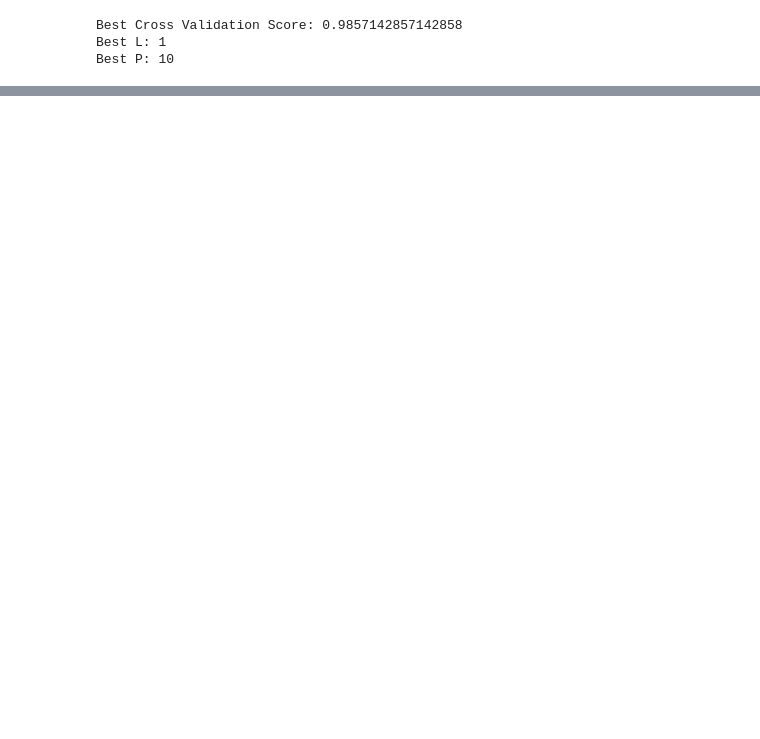
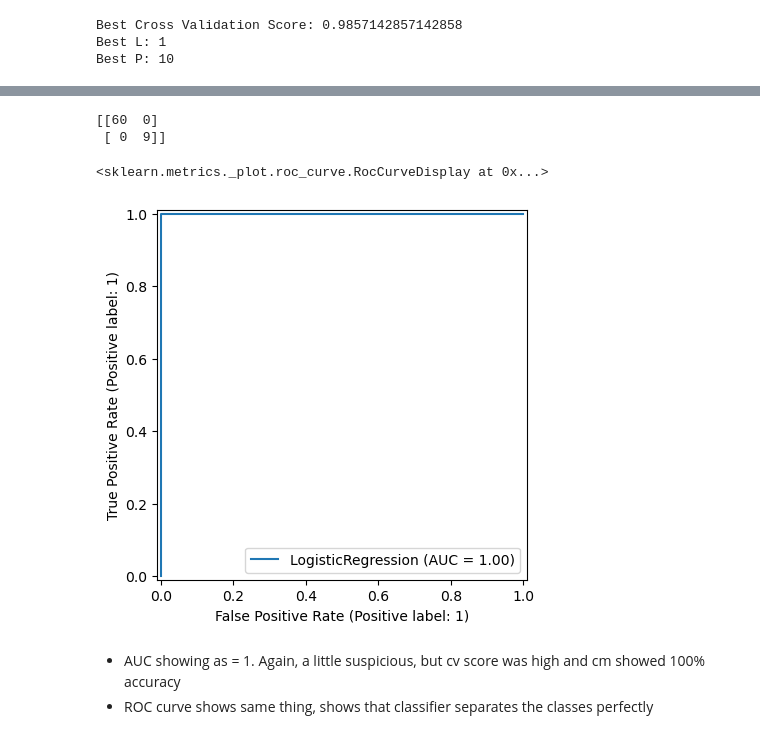
Before and after one commit to brynndafoe02/dsci552_summer2026, a Jupyter notebook: Dafoe_Brynn_HW4/notebook/Dafoe_Brynn_HW4.ipynb, the cells around one changed output, grey strips where cells are left out. Saved outputs shown, nothing was run; the diff lists cells and outputs as text; code cells hidden in the pictures; blank space fills up the shorter version.

```diff
--- a/Dafoe_Brynn_HW4/notebook/Dafoe_Brynn_HW4.ipynb
+++ b/Dafoe_Brynn_HW4/notebook/Dafoe_Brynn_HW4.ipynb
@@ -727,12 +729,12 @@ Best P: 10
 input_x_best = np.array(input_x[best_L])
 input_y_best = np.array(input_y[best_L])
 
-pre_logreg_model_best = LogisticRegression(max_iter=1000)
+pre_logreg_model_best = LogisticRegression(max_iter=1000, C=1e20)
 best_rfe = RFE(estimator = pre_logreg_model_best, n_features_to_select = best_P)
 
 best_selected_features = best_rfe.fit_transform(input_x_best, input_y_best)
 
-post_logreg_model_best = LogisticRegression(max_iter=1000)
+post_logreg_model_best = LogisticRegression(max_iter=1000, C=1e20)
 post_logreg_model_best.fit(best_selected_features, input_y_best)
 
 print(best_rfe.support_)
@@ -772,0 +785,21 @@ Q3_avg_rss23
+# %%
+# make predictions for cm
+selected_feats_train = best_rfe.transform(input_x_best)
+predictions = post_logreg_model_best.predict(selected_feats_train)
+
+#confusion matrix
+conf_mat = confusion_matrix(input_y_best, predictions)
+print(conf_mat)
+    # output: 60 TN, 9 TP, 0 FP, 0 FN ... possible overfitting, but cv score was high
+# %% [output]
+[[60  0]
+ [ 0  9]]
+# %%
+# ROC and AUC
+RocCurveDisplay.from_estimator(post_logreg_model_best, selected_feats_train, input_y_best)
+# %% [output]
+<sklearn.metrics._plot.roc_curve.RocCurveDisplay at 0x...>
+[figure, added]
+# %% [markdown]
+- AUC showing as = 1. Again, a little suspicious, but cv score was high and cm showed 100% accuracy
+- ROC curve shows same thing, shows that classifier separates the classes perfectly
```
Also changed, not shown: parts of 8 cells of this notebook.
